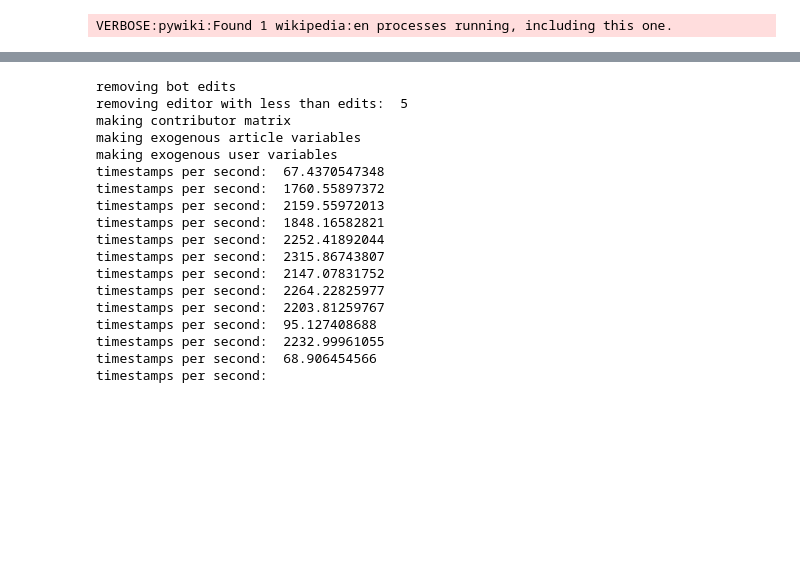
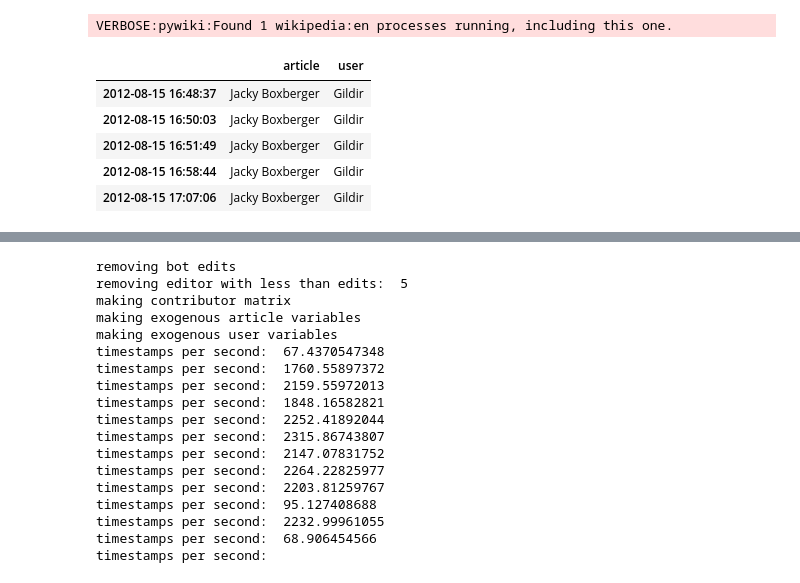
Before and after one commit to GregoryH88/wiki_econ_capability, a Jupyter notebook: Wiki Category Matrix Maker.ipynb, the cells around one changed output, grey strips where cells are left out. Saved outputs shown, nothing was run; the diff lists cells and outputs as text; code cells hidden in the pictures; blank space fills up the shorter version.

```diff
--- a/Wiki Category Matrix Maker.ipynb
+++ b/Wiki Category Matrix Maker.ipynb
@@ -287,3 +317,12 @@ ele = bipartite_data('Category:Deaths_due_to_elephant_attacks')
 ele.do_everything()
 # %% [output]
 VERBOSE:pywiki:Found 1 wikipedia:en processes running, including this one.
+# %%
+ele.all_revisions.head()
+# %% [output]
+|  | article | user |
+| 2012-08-15 16:48:37 | Jacky Boxberger | Gildir |
+| 2012-08-15 16:50:03 | Jacky Boxberger | Gildir |
+| 2012-08-15 16:51:49 | Jacky Boxberger | Gildir |
+| 2012-08-15 16:58:44 | Jacky Boxberger | Gildir |
+| 2012-08-15 17:07:06 | Jacky Boxberger | Gildir |
```
Also changed, not shown: parts of 9 cells of this notebook.
